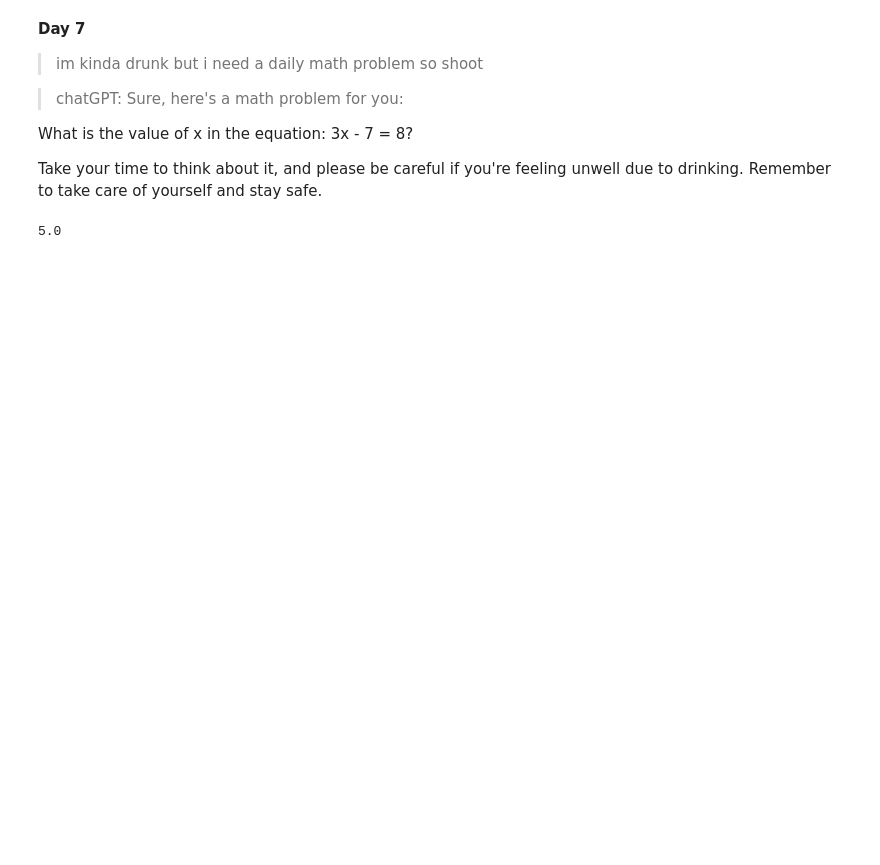
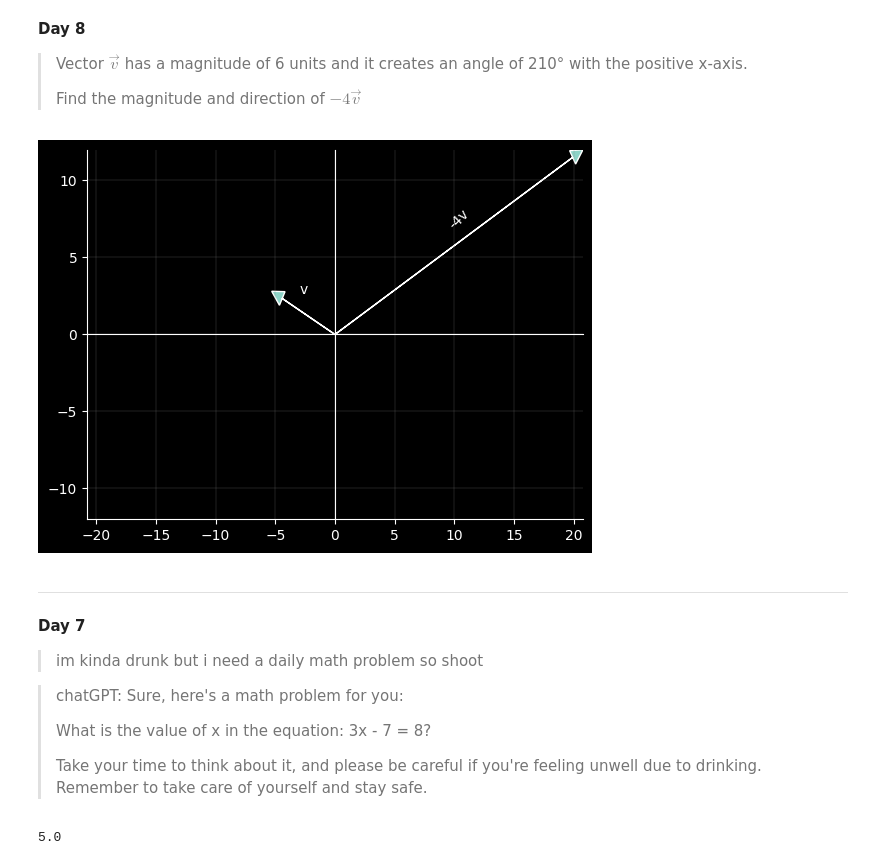
Before and after one commit to wlinds/mte, a Jupyter notebook: daily_doodle.ipynb, the cells around one changed output. Cells and saved outputs as stored; diff of their text form; code cells hidden in the pictures; blank space fills up the shorter version.

Commit message:
Day 8 - vector magnitude and angle

```diff
--- a/daily_doodle.ipynb
+++ b/daily_doodle.ipynb
@@ -1,13 +1,70 @@
+# %% [markdown]
+**Day 8**
+
+>Vector $\vec{v}$ has a magnitude of 6 units and it creates an angle of 210° with the positive x-axis.
+>
+>Find the magnitude and direction of $-4\vec{v}$
+# %%
+# we know v has a magnitude of 6 and multiplying it by 4 or -4 doesn't change the direction,
+# so magnitude = 24 units
+
+# direction changes with 180 degrees so 210 - 180 = 30
+
+# that really is all there is to it, but let's plot it
+
+import numpy as np
+import matplotlib.pyplot as plt
+plt.style.use('dark_background')
+
+## -4v
+magnitude = 24
+angle = 30
+radian = np.deg2rad(angle) #converting to radian for plotting
+
+x1 = magnitude * np.cos(radian)
+y1 = magnitude * np.sin(radian)
+
+start = [0,0] # set vector origin
+plt.arrow(*start, x1,y1, length_includes_head=True, head_width=1, head_length=1)
+plt.text(x1/2, y1/2+1.5, '-4v', ha='center', va='center', rotation=angle+15)
+
+## decided to plot v as well
+mag2 = 6
+angle2 = 210
+rad2 = np.deg2rad(angle2)
+
+x2 = mag2 * np.cos(angle2)
+y2 = mag2 * np.sin(angle2)
+
+plt.arrow(*start, x2,y2, length_includes_head=True, head_width=1, head_length=1)
+plt.text(x2/2, y2/2+1.5, 'v', ha='center', va='center')
+
+# plot limits
+plt.xlim([-max(abs(x1), 1), max(abs(x1), 1)])
+plt.ylim([-max(abs(y1), 1), max(abs(y1), 1)])
+
+# spines and grid
+ax = plt.gca()
+ax.spines['right'].set_position('zero')
+ax.spines['top'].set_position('zero')
+ax.grid(color='grey', linestyle='-', linewidth=0.25, alpha=0.75)
+
+plt.show()
+# %% [output]
+[figure, added]
 # %% [markdown]
+---
+
 **Day 7**
+
 
 >im kinda drunk but i need a daily math problem so shoot
 
 >chatGPT: Sure, here's a math problem for you:
-
-What is the value of x in the equation: 3x - 7 = 8?
-
-Take your time to think about it, and please be careful if you're feeling unwell due to drinking. Remember to take care of yourself and stay safe.
+>
+>What is the value of x in the equation: 3x - 7 = 8?
+>
+>Take your time to think about it, and please be careful if you're feeling unwell due to drinking. Remember to take care of yourself and stay safe.
 # %%
 (8+7)/3
 # %% [output]
```
Also changed, not shown: parts of 2 cells of this notebook.
